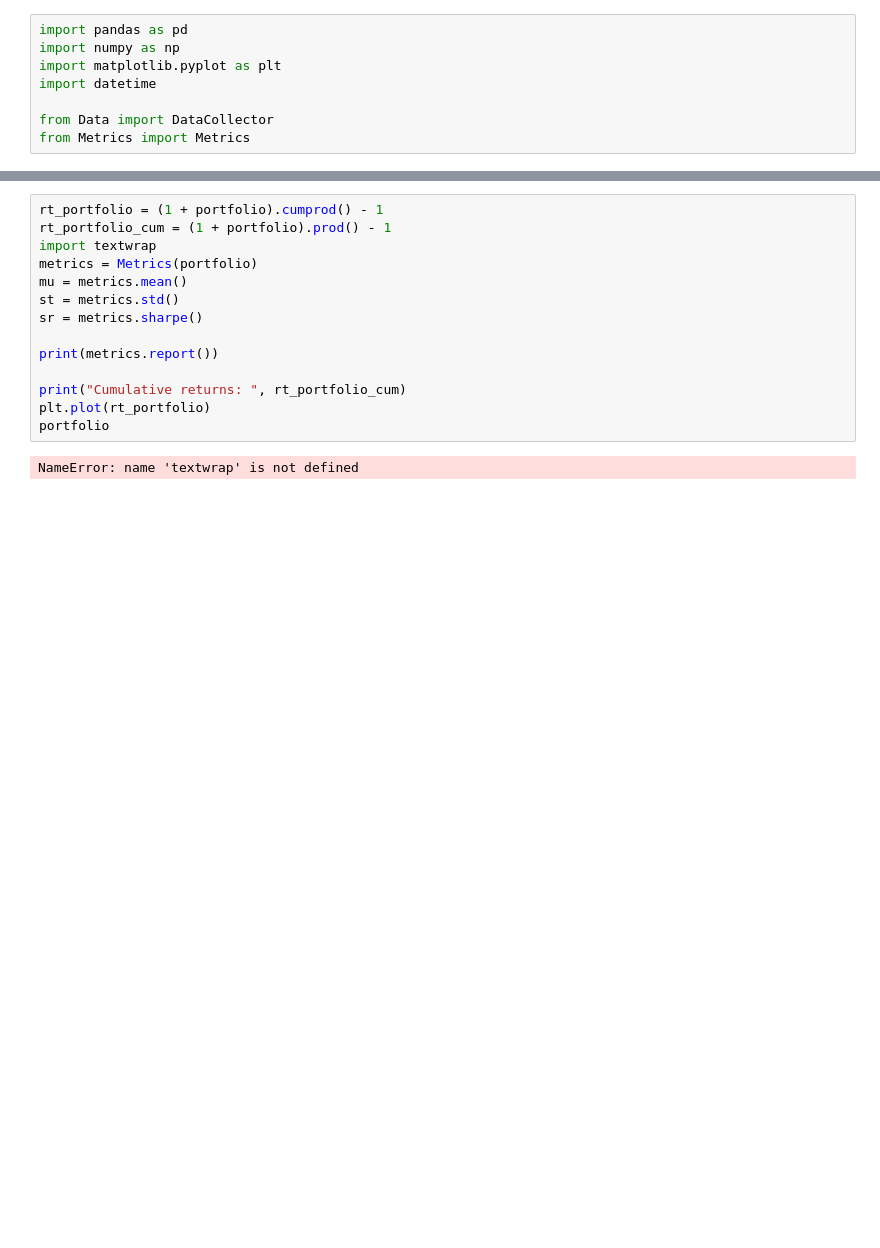
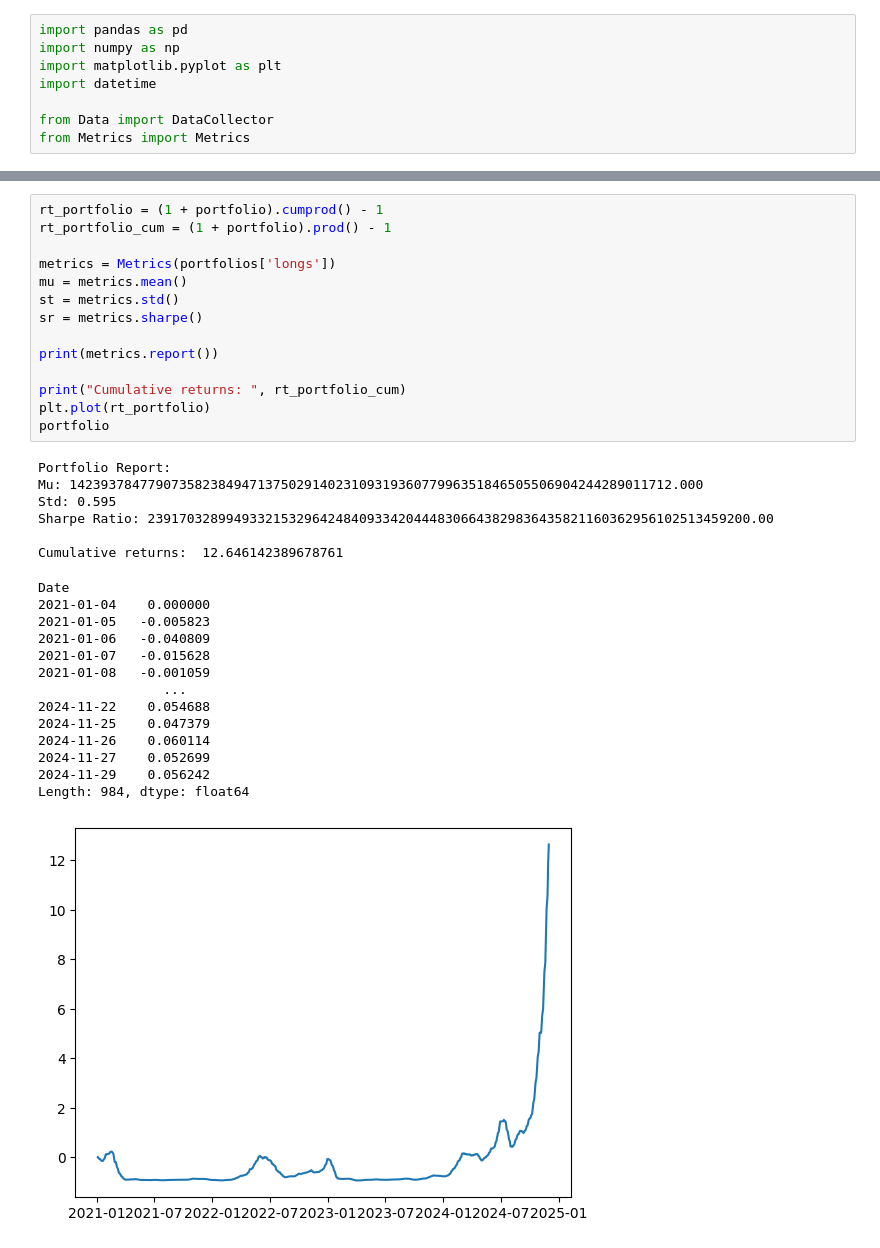
Before and after one commit to RipaltaOriol/Momentum, a Jupyter notebook: momentum.ipynb, the cells around one changed output, grey strips where cells are left out. Drawn from its saved outputs; the diff is of its cells as text; blank space fills up the shorter version.

```diff
--- a/momentum.ipynb
+++ b/momentum.ipynb
@@ -67,19 +291,38 @@ portfolio = pd.concat(portfolio)
 # %%
 rt_portfolio = (1 + portfolio).cumprod() - 1
 rt_portfolio_cum = (1 + portfolio).prod() - 1
-import textwrap
-metrics = Metrics(portfolio)
+
+metrics = Metrics(portfolios['longs'])
 mu = metrics.mean()
 st = metrics.std()
 sr = metrics.sharpe()
 
 print(metrics.report())
 
 print("Cumulative returns: ", rt_portfolio_cum)
 plt.plot(rt_portfolio)
 portfolio
 # %% [output]
-NameError: name 'textwrap' is not defined
+Portfolio Report:
+Mu: 14239378477907358238494713750291402310931936077996351846505506904244289011712.000
+Std: 0.595
+Sharpe Ratio: 23917032899493321532964248409334204448306643829836435821160362956102513459200.00
+
+Cumulative returns:  12.646142389678761
+Date
+2021-01-04    0.000000
+2021-01-05   -0.005823
+2021-01-06   -0.040809
+2021-01-07   -0.015628
+2021-01-08   -0.001059
+                ...
+2024-11-22    0.054688
+2024-11-25    0.047379
+2024-11-26    0.060114
+2024-11-27    0.052699
+2024-11-29    0.056242
+Length: 984, dtype: float64
+[figure, added]
 # %%
 # simple example for rebalance weights
 returns = pd.DataFrame({
```
Also changed, not shown: parts of 14 cells of this notebook, 10 other files.
